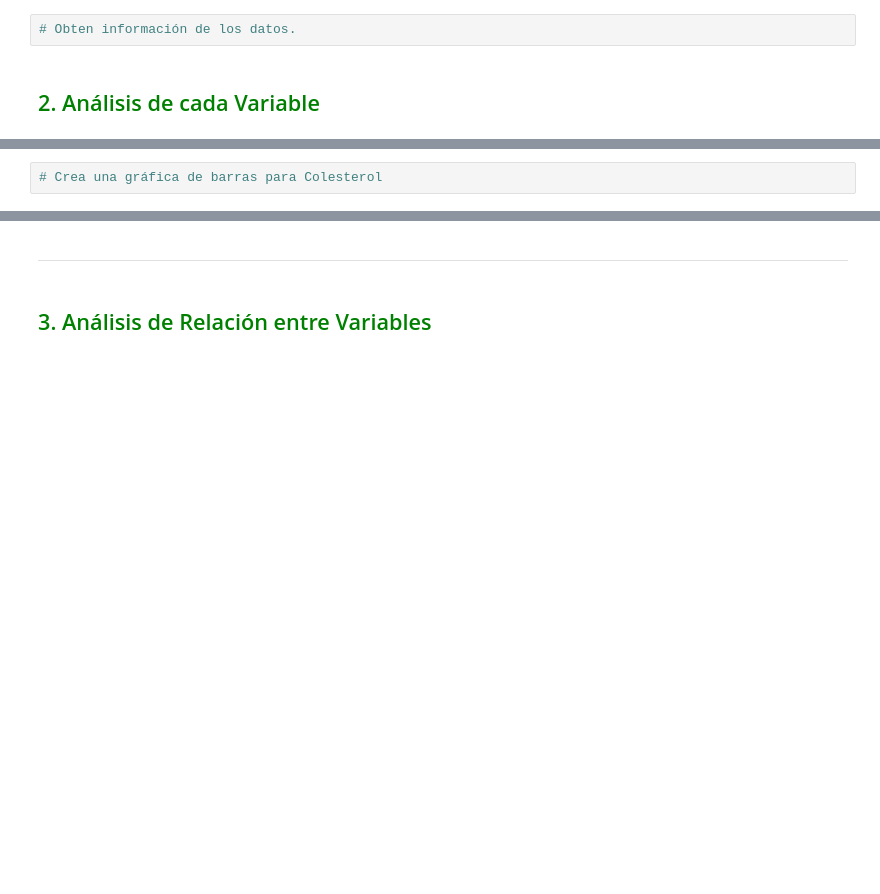
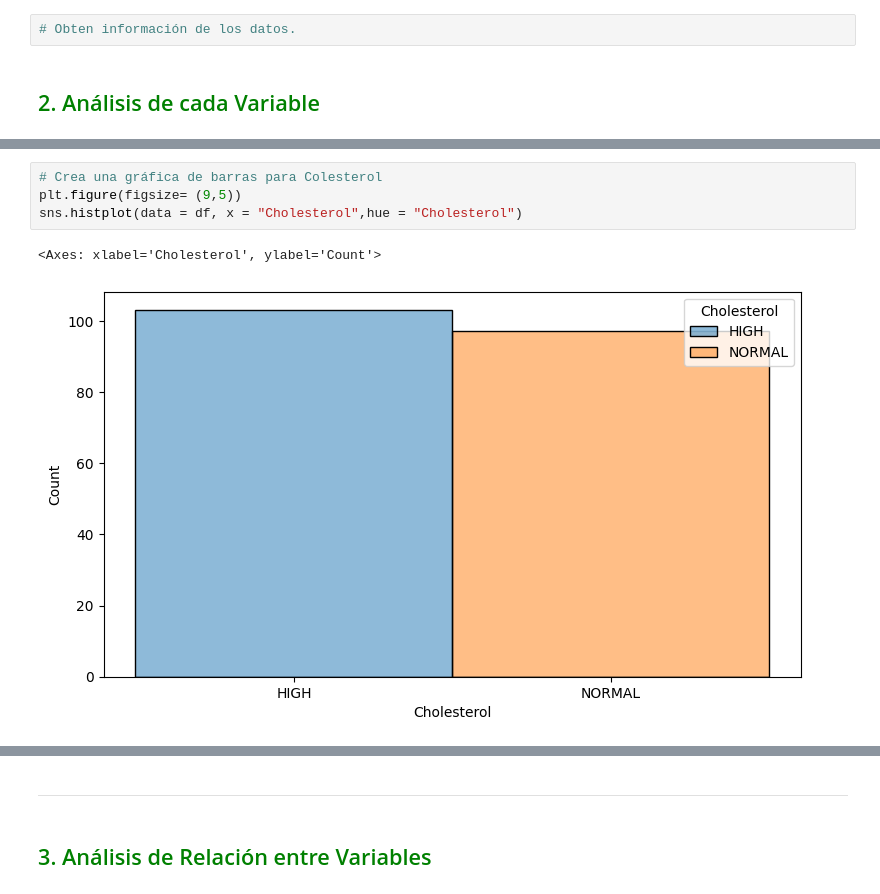
Before and after one commit to xiweichill/6IV8_HuangXiwei_Analisis_De_Datos, a Jupyter notebook: Machine Learning python Archivos de Trabajo para el curso y Manual/Capítulo 3-Clasificación/Cap3_plantilla.ipynb, the cells around one changed output, grey strips where cells are left out. Saved outputs shown, nothing was run; the diff lists cells and outputs as text; blank space fills up the shorter version.

```diff
--- a/Machine Learning python Archivos de Trabajo para el curso y Manual/Capítulo 3-Clasificación/Cap3_plantilla.ipynb
+++ b/Machine Learning python Archivos de Trabajo para el curso y Manual/Capítulo 3-Clasificación/Cap3_plantilla.ipynb
@@ -40,4 +81,9 @@ df = extraer_datos(drug200.csv, drug200)
 # %%
 # Crea una gráfica de barras para Colesterol
+plt.figure(figsize= (9,5))
+sns.histplot(data = df, x = "Cholesterol",hue = "Cholesterol")
+# %% [output]
+<Axes: xlabel='Cholesterol', ylabel='Count'>
+[figure, added]
 # %%
 # Crea un displot para Sodio Potasio
```
Also changed, not shown: parts of 40 cells of this notebook.
